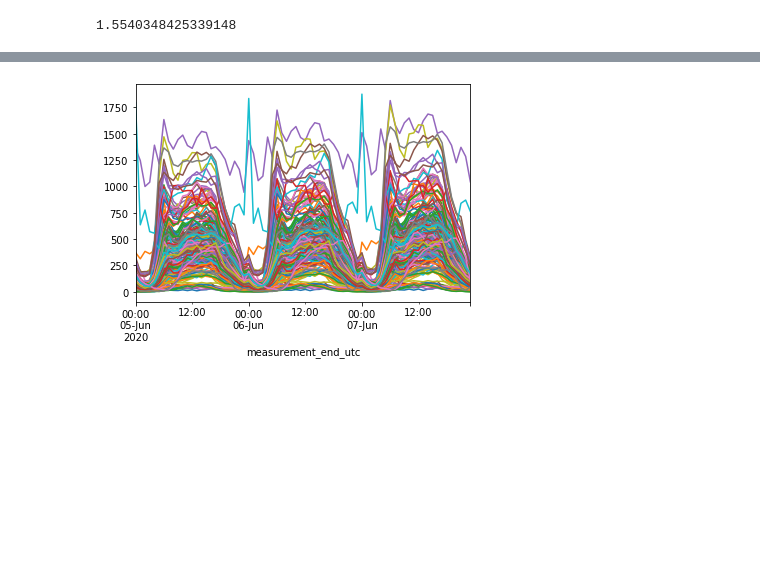
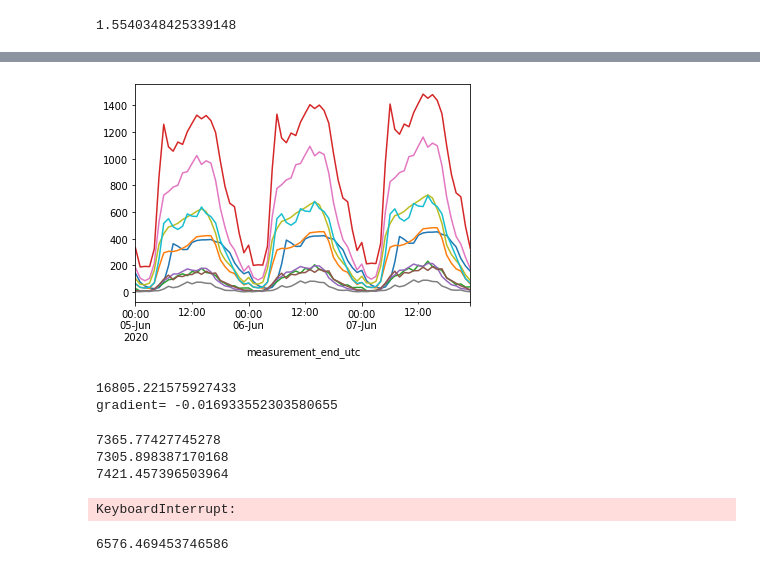
Before and after one commit to TeddyTW/SpatialScan, a Jupyter notebook: Demoing.ipynb, the cells around one changed output, grey strips where cells are left out. Saved outputs shown, nothing was run; the diff lists cells and outputs as text; code cells hidden in the pictures; blank space fills up the shorter version.

```diff
--- a/Demoing.ipynb
+++ b/Demoing.ipynb
@@ -30,4 +31,21 @@ y=MALDforecast(df, 15, 3, display=True, detectors=detector_sample)
 # %%
-x=holt_winters(df, 5, 3, display=True, alpha=0.06, beta=0.02, gamma=0.6)
+x=holt_winters(df, 5, 3, display=True, alpha=0.06, beta=0.02, gamma=0.6, detectors=detector_sample)
 # %% [output]
-[figure, old version]
+[figure, new version]
+# %%
+alpha=0.1
+beta=0.1
+gamma=0.1+0.09788687509058946
+step=0.01
+
+CBL=count_baseline(df, 20, 2, detectors=detector_sample, alpha=alpha, beta=beta, gamma=gamma)
+CBL=CBL.dropna()
+MSE1=mean_squared_error(CBL["count"], CBL["baseline"])
+CBL=count_baseline(df, 20, 2, detectors=detector_sample, alpha=alpha, beta=beta, gamma=gamma+0.0001)
+CBL=CBL.dropna()
+MSE2=mean_squared_error(CBL["count"], CBL["baseline"])
+print(MSE1)
+print("gradient=", ((MSE2-MSE1)*0.005))
+# %% [output]
+16805.221575927433
+gradient= -0.016933552303580655
@@ -34 +78,8 @@ x=holt_winters(df, 5, 3, display=True, alpha=0.06, beta=0.02, gamma=0.6)
+# %%
+gradient_decent(df)
+# %% [output]
+7365.77427745278
+7305.898387170168
+7421.457396503964
+KeyboardInterrupt:
 # %%
@@ -36,3 +87,8 @@ CBL=count_baseline(df, 5, 2)
+# %%
+CBL=CBL.dropna()
+mean_squared_error(CBL["count"], CBL["baseline"])
+# %% [output]
+6576.469453746586
 # %%
 CBL
 # %% [output]
```
Also changed, not shown: parts of 8 cells of this notebook, 1 other file.
